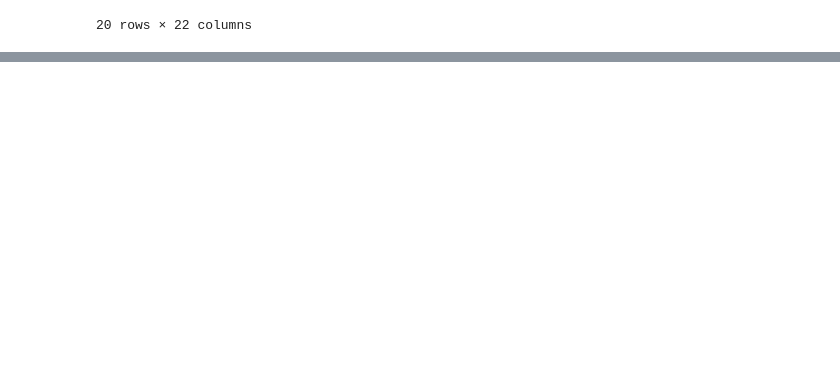
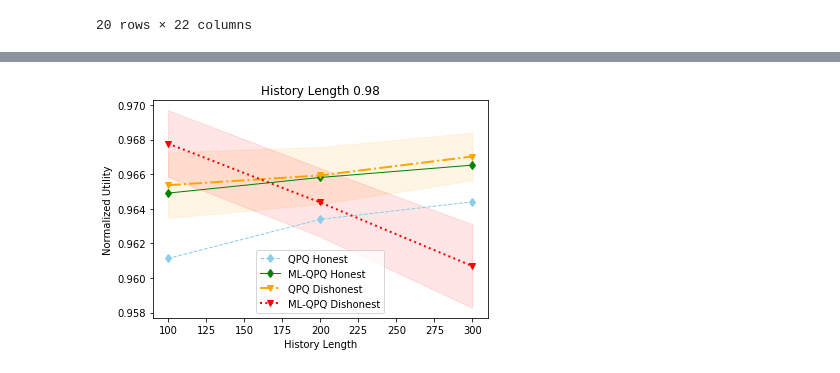
Before and after one commit to GCGImdea/QPQ, a Jupyter notebook: QPQ2Simulations/Comparative Analysis v0.5.ipynb, the cells around one changed output, grey strips where cells are left out. Cells and saved outputs as stored; diff of their text form; code cells hidden in the pictures; blank space fills up the shorter version.

Commit message:
Added graphics thresholds 0.88-0.99

```diff
--- a/QPQ2Simulations/Comparative Analysis v0.5.ipynb
+++ b/QPQ2Simulations/Comparative Analysis v0.5.ipynb
@@ -1898,0 +1994,93 @@ plt.savefig(commondir + 'images/historylenbeta1.2.pdf', format='pdf')
+# %%
+##########################
+# Sim History Len Beta1.05  with threshold 0.98
+#########################
+simresults = {'UtilityHonests1': [], 'UtilityHonests2': [], 'QPQ/QPQ2_Honests': [],
+              'UtilityDishonests1': [], 'UtilityDishonests2': [], 'QPQ/QPQ2_Dishonests': [],
+              'confidence_intervalHonestsLow1': [], 'confidence_intervalHonestsLow2': [],
+              'confidence_intervalDishonestsLow1': [], 'confidence_intervalDishonestsLow2': [],
+              'confidence_intervalHonestsHigh1': [], 'confidence_intervalHonestsHigh2': [],
+              'confidence_intervalDishonestsHigh1': [], 'confidence_intervalDishonestsHigh2': [],
+              'historyLen': []
+             }
+confidence_level = 0.95
+
+for idx0, historyLen in enumerate(historyLenArray):
+    for idx1, numclusters in enumerate(numclustersArray):
+        for idx2, numplayers in enumerate(numplayersArray):
+            for idx3, betaFactor in enumerate(betafactorArray):
+                for idx4, numLiars in enumerate(numLiarsArray):
+                    if (int(numplayers/numclusters) < 2 or numplayers <= numLiars):
+                        continue
+
+                    dfTmp1 = df[(df.QPQversion == 1) & (df.players == numplayers) & (df.clusters == numclusters) & (df.betafactor == betaFactor) & (df.numliars == numLiars) & (df.QPQHL == historyLen)]
+                    dfTmp2 = df[(df.QPQversion == 2) & (df.players == numplayers) & (df.clusters == numclusters) & (df.betafactor == betaFactor) & (df.numliars == numLiars) & (df.QPQHL == historyLen)]
+
+                    UtilityHonests1 = dfTmp1.UtilityHonest.mean()
+                    UtilityHonests2 = dfTmp2.UtilityHonest.mean()
+
+                    simresults['UtilityHonests1'].append(NormalizeUtility(UtilityHonests1, numplayers))
+                    simresults['UtilityHonests2'].append(NormalizeUtility(UtilityHonests2, numplayers))
+                    simresults['QPQ/QPQ2_Honests'].append(UtilityHonests1/UtilityHonests2)
+
+                    degrees_freedom = dfTmp1.UtilityHonest.size - 1
+
+                    UtilitySEMMixHonests1 = stats.sem(dfTmp1.UtilityHonest)
+                    UtilitySEMMixHonests2 = stats.sem(dfTmp2.UtilityHonest)
+                    confidence_intervalH1 = stats.t.interval(confidence_level, degrees_freedom, UtilityHonests1, UtilitySEMMixHonests1)
+                    confidence_intervalH2 = stats.t.interval(confidence_level, degrees_freedom, UtilityHonests2, UtilitySEMMixHonests2)
+
+                    #print(UtilityHonests1, NormalizeUtility(confidence_intervalH1[0], numplayers), NormalizeUtility(confidence_intervalH1[1], numplayers))
+                    simresults['confidence_intervalHonestsLow1'].append(NormalizeUtility(confidence_intervalH1[0], numplayers))
+                    simresults['confidence_intervalHonestsLow2'].append(NormalizeUtility(confidence_intervalH2[0], numplayers))
+                    simresults['confidence_intervalHonestsHigh1'].append(NormalizeUtility(confidence_intervalH1[1], numplayers))
+                    simresults['confidence_intervalHonestsHigh2'].append(NormalizeUtility(confidence_intervalH2[1], numplayers))
+
+                    if (numLiars > 0):
+                        UtilityMixDishonests1 = dfTmp1.UtilityDishonest.mean()
+                        UtilityMixDishonests2 = dfTmp2.UtilityDishonest.mean()
+
+                        simresults['UtilityDishonests1'].append(NormalizeUtility(UtilityMixDishonests1, numplayers))
+                        simresults['UtilityDishonests2'].append(NormalizeUtility(UtilityMixDishonests2, numplayers))
+                        simresults['QPQ/QPQ2_Dishonests'].append(UtilityMixDishonests1/UtilityMixDishonests2)
+
+                         # Compute SEM Standard Error of the Mean
+                        UtilitySEMMixDishonests1 = stats.sem(dfTmp1.UtilityDishonest )
+                        UtilitySEMMixDishonests2 = stats.sem(dfTmp2.UtilityDishonest )
+
+                        confidence_intervalD1 = stats.t.interval(confidence_level, degrees_freedom, UtilityMixDishonests1, UtilitySEMMixDishonests1)
+                        confidence_intervalD2 = stats.t.interval(confidence_level, degrees_freedom, UtilityMixDishonests2, UtilitySEMMixDishonests2)
+
+                        print(UtilityMixDishonests1, confidence_intervalD1[0], confidence_intervalD1[1])
+                        simresults['confidence_intervalDishonestsLow1'].append(NormalizeUtility(confidence_intervalD1[0], numplayers))
+                        simresults['confidence_intervalDishonestsLow2'].append(NormalizeUtility(confidence_intervalD2[0], numplayers))
+                        simresults['confidence_intervalDishonestsHigh1'].append(NormalizeUtility(confidence_intervalD1[1], numplayers))
+                        simresults['confidence_intervalDishonestsHigh2'].append(NormalizeUtility(confidence_intervalD2[1], numplayers))
+                    else:
+                        simresults['UtilityDishonests1'].append(0)
+                        simresults['UtilityDishonests2'].append(0)
+                        simresults['QPQ/QPQ2_Dishonests'].append(1)
+                        simresults['confidence_intervalDishonestsLow1'].append(0)
+                        simresults['confidence_intervalDishonestsLow2'].append(0)
+                        simresults['confidence_intervalDishonestsHigh1'].append(0)
+                        simresults['confidence_intervalDishonestsHigh2'].append(0)
+
+                    simresults['historyLen'].append(historyLen)
+
+rst = pd.DataFrame(data=simresults)
+# multiple line plot
+plt.plot( 'historyLen', 'UtilityHonests1', data=rst, marker='d', color='skyblue', linestyle='--', linewidth=1, label="QPQ Honest")
+plt.plot( 'historyLen', 'UtilityHonests2', data=rst, marker='d', color='green', linestyle='-', linewidth=1, label="ML-QPQ Honest")
+#plt.fill_between('historyLen','confidence_intervalHonestsHigh1','confidence_intervalHonestsLow1', data=rst, color='skyblue', alpha=.10)
+#plt.fill_between('historyLen','confidence_intervalHonestsHigh2','confidence_intervalHonestsLow2', data=rst, color='green', alpha=.10)
+plt.plot( 'historyLen', 'UtilityDishonests1', data=rst, marker='v', color='orange', linestyle='-.', linewidth=2, label="QPQ Dishonest")
+plt.plot( 'historyLen', 'UtilityDishonests2', data=rst, marker='v', color='red', linestyle=':', linewidth=2, label="ML-QPQ Dishonest")
+plt.fill_between('historyLen','confidence_intervalDishonestsHigh1','confidence_intervalDishonestsLow1', data=rst, color='orange', alpha=.10)
+plt.fill_between('historyLen','confidence_intervalDishonestsHigh2','confidence_intervalDishonestsLow2', data=rst, color='red', alpha=.10)
+plt.title("History Length 0.98")
+plt.xlabel("History Length")
+plt.ylabel("Normalized Utility");
+plt.legend()
+
+plt.savefig(commondir + 'images/historylenbeta1.05-th0.98.pdf', format='pdf')
+# %% [output]
@@ -1898,0 +2090 @@ plt.savefig(commondir + 'images/historylenbeta1.2.pdf', format='pdf')
+[figure, added]
```
Also changed, not shown: parts of 10 cells of this notebook, 3 other files.
